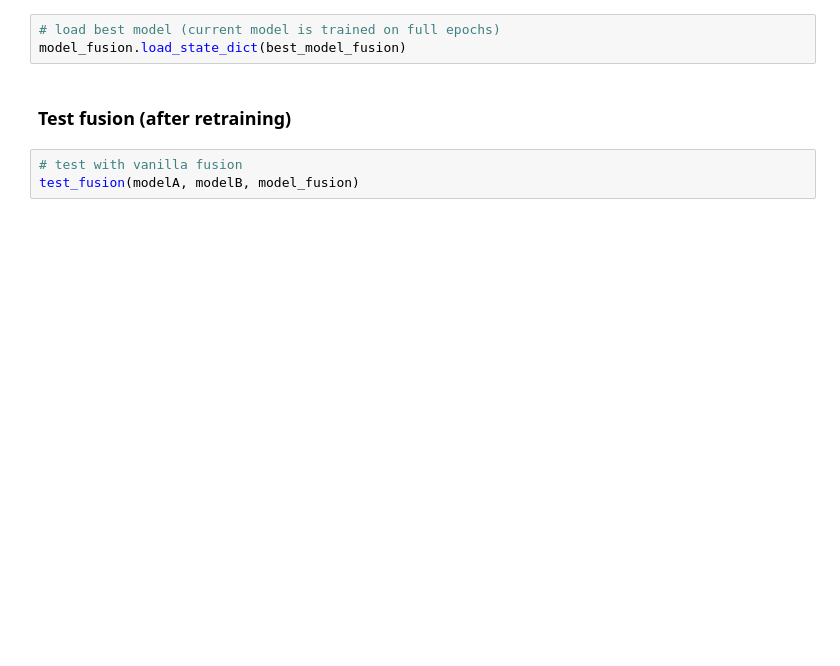
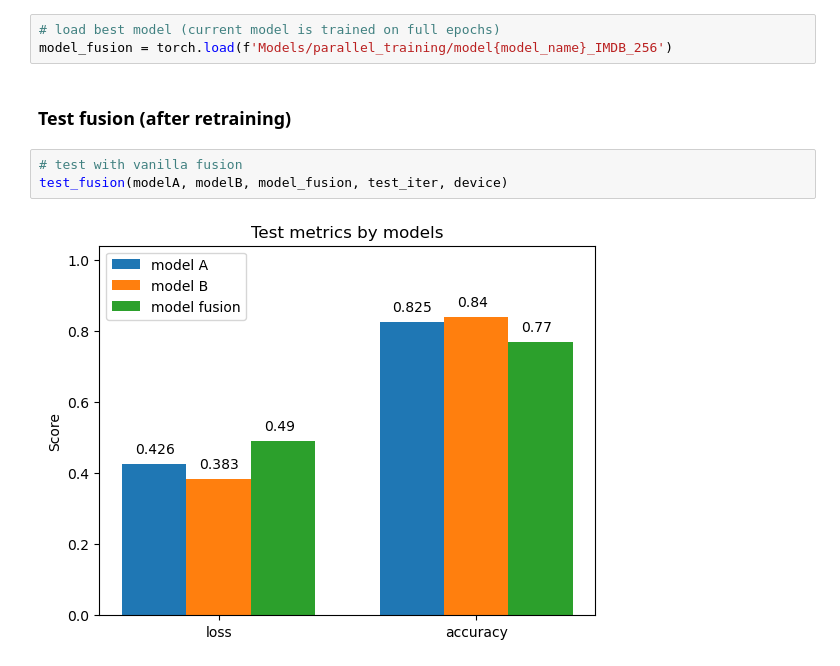
Before and after one commit to Yahnnosh/Exploring-Model-Fusion-with-Optimal-Transport-on-Transformers, a Jupyter notebook: model_fusion2.ipynb, the cells around one changed output. Cells and saved outputs as stored; diff of their text form; blank space fills up the shorter version.

```diff
--- a/model_fusion2.ipynb
+++ b/model_fusion2.ipynb
@@ -210,8 +237,10 @@ with open(f'./Models/history_{model_name}.txt', 'w') as dat:
 # %%
 # load best model (current model is trained on full epochs)
-model_fusion.load_state_dict(best_model_fusion)
+model_fusion = torch.load(f'Models/parallel_training/model{model_name}_IMDB_256')
 # %% [markdown]
 ### Test fusion (after retraining)
 # %%
 # test with vanilla fusion
-test_fusion(modelA, modelB, model_fusion)
+test_fusion(modelA, modelB, model_fusion, test_iter, device)
+# %% [output]
+[figure, added]
```
Also changed, not shown: parts of 26 cells of this notebook, 8 other files.
